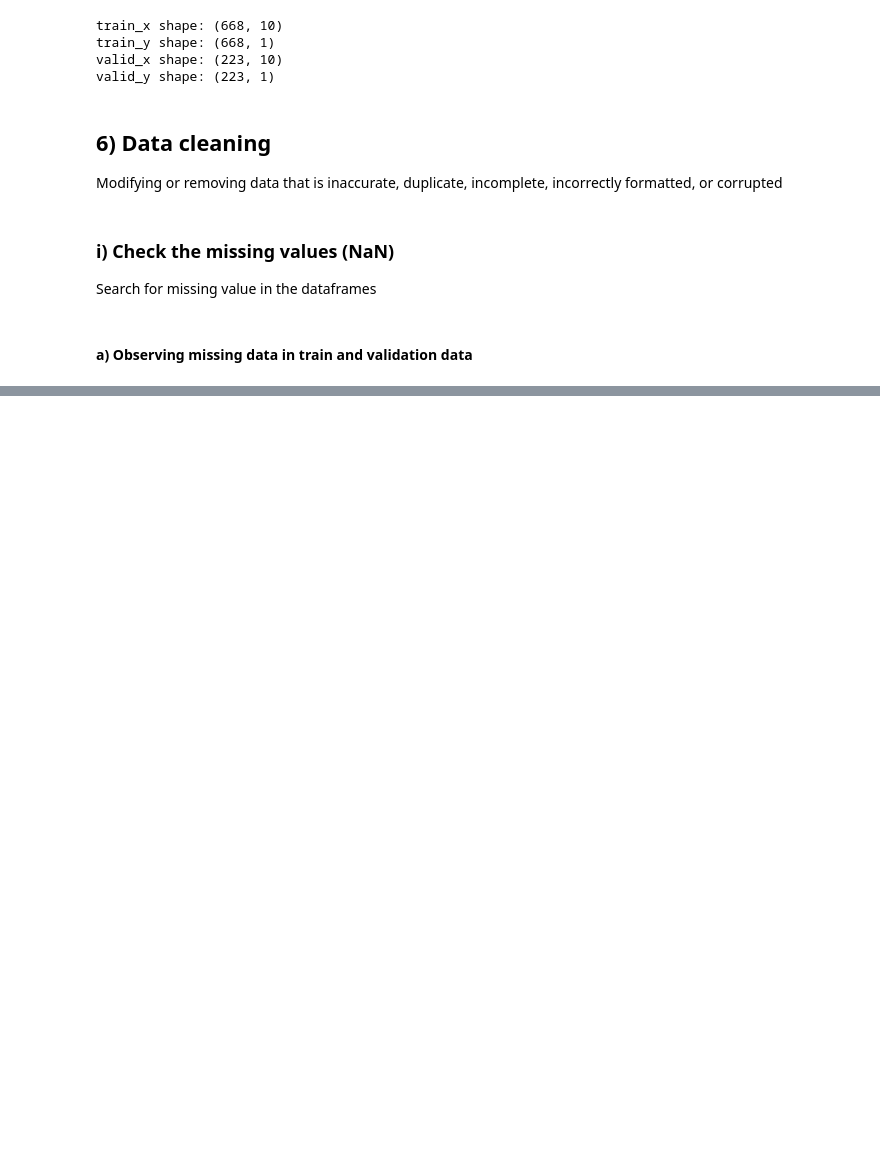
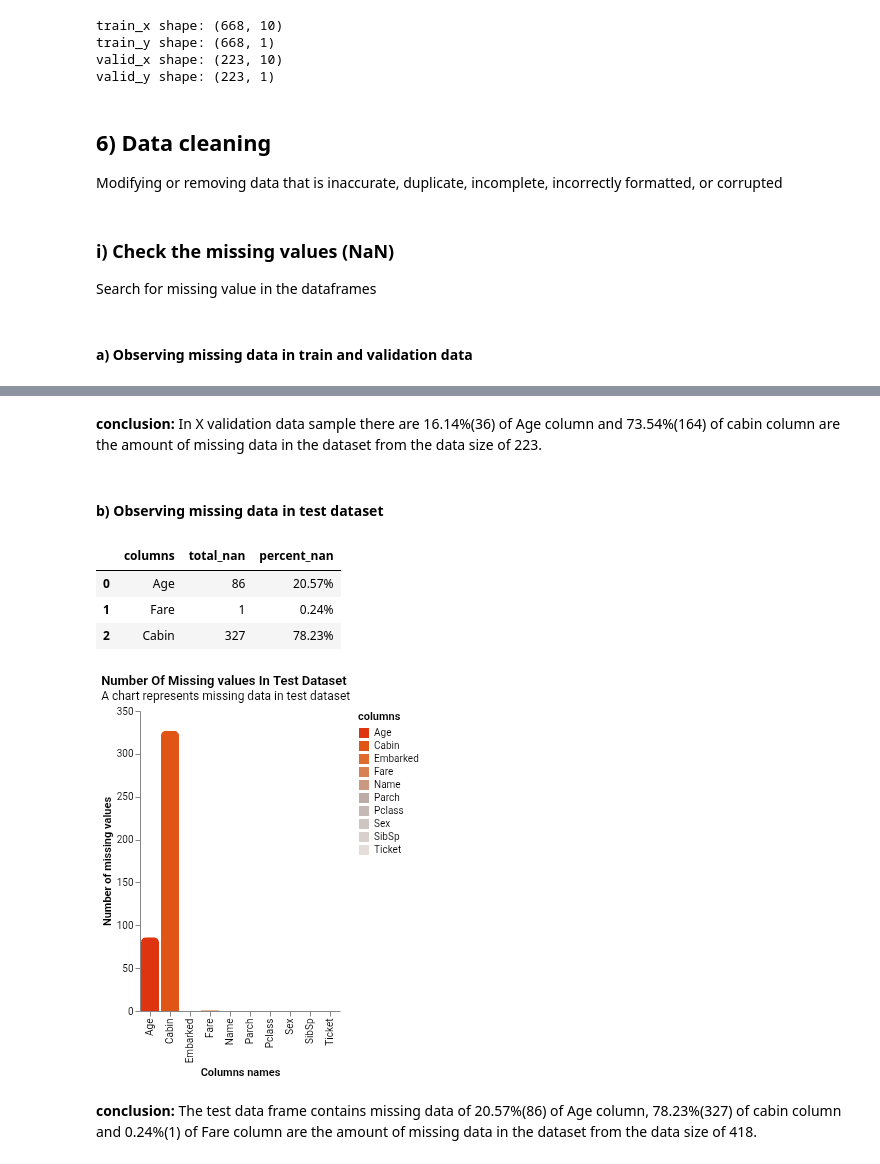
Before and after one commit to denis-spe/titanic, a Jupyter notebook: survival_with_py.ipynb, the cells around one changed output, grey strips where cells are left out. Drawn from its saved outputs; the diff is of its cells as text; code cells hidden in the pictures; blank space fills up the shorter version.

```diff
--- a/survival_with_py.ipynb
+++ b/survival_with_py.ipynb
@@ -375,0 +425,22 @@ plot_NaN(train_x, only_nan=False)
+# %% [markdown]
+**conclusion:** In X validation data sample there are 16.14%(36) of Age column and 73.54%(164) of cabin column are the amount of missing data in the dataset from the data size of 223.
+# %% [markdown]
+<h4 style="font-weight: bold;">b) Observing missing data in test dataset</h4>
+# %%
+check_n_NaN(test_df)
+# %% [output]
+|  | columns | total_nan | percent_nan |
+| 0 | Age | 86 | 20.57% |
+| 1 | Fare | 1 | 0.24% |
+| 2 | Cabin | 327 | 78.23% |
+# %%
+plot_NaN(
+    test_df,
+    name='test dataset',
+    only_nan=False,
+    use_percent=False
+)
+# %% [output]
+[figure, added]
+# %% [markdown]
+**conclusion:** The test data frame contains missing data of 20.57%(86) of Age column, 78.23%(327) of cabin column and 0.24%(1) of Fare column are the amount of missing data in the dataset from the data size of 418.
```
Also changed, not shown: parts of 9 cells of this notebook.
